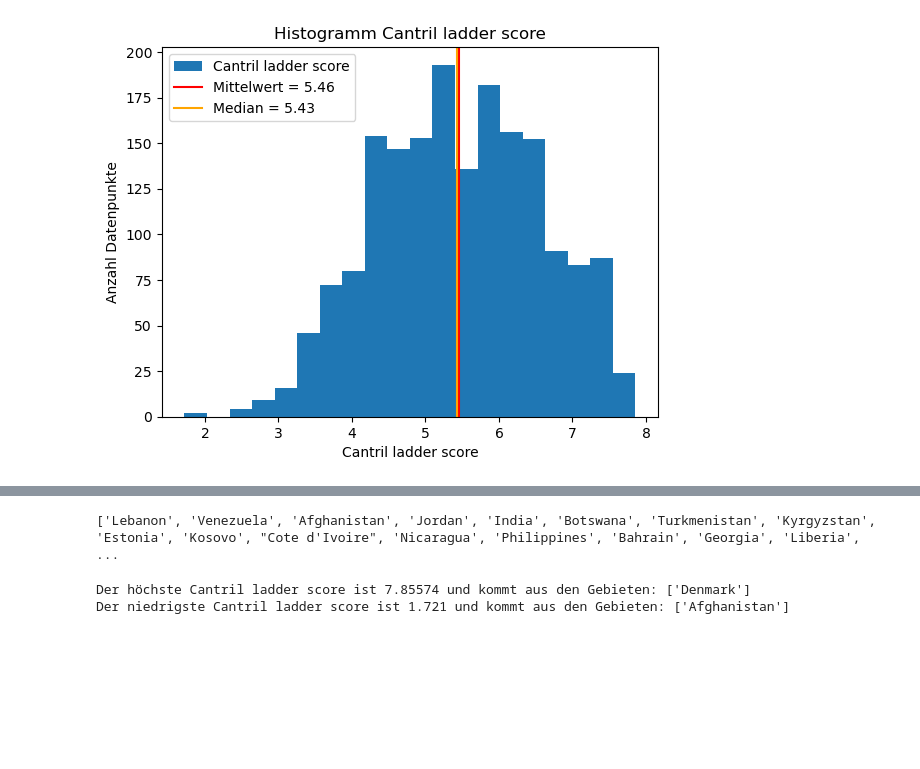
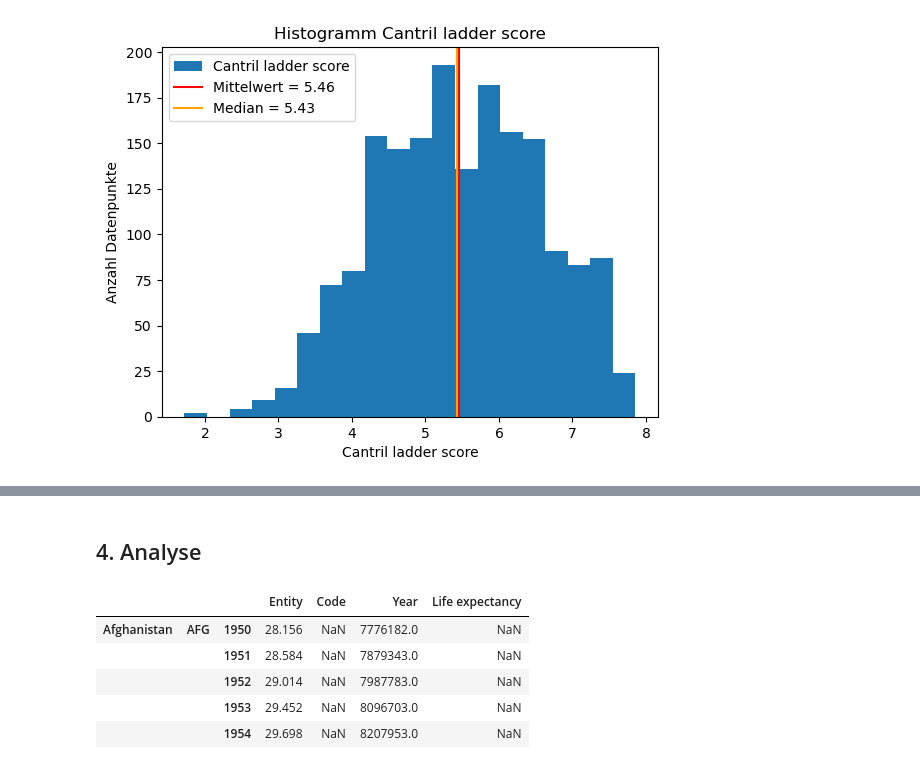
Before and after one commit to Elena-avk/elena, a Jupyter notebook: LN_Python_Elena_Yasemin.ipynb, the cells around one changed output, grey strips where cells are left out. Cells and saved outputs as stored; diff of their text form; code cells hidden in the pictures; blank space fills up the shorter version.

```diff
--- a/LN_Python_Elena_Yasemin.ipynb
+++ b/LN_Python_Elena_Yasemin.ipynb
@@ -286,17 +264,2 @@ diffs[diff_sel].plot(kind='barh', title='Grösste und kleinste Differenzen des C
-# %%
-Gebiets_liste = diffs[diff_sel].index.tolist()
-print(Gebiets_liste)
-# %% [output]
-['Lebanon', 'Venezuela', 'Afghanistan', 'Jordan', 'India', 'Botswana', 'Turkmenistan', 'Kyrgyzstan', 'Estonia', 'Kosovo', "Cote d'Ivoire", 'Nicaragua', 'Philippines', 'Bahrain', 'Georgia', 'Liberia',  ...
-# %%
-max_score = df['Cantril ladder score'].max()
-min_score = df['Cantril ladder score'].min()
-max_score_gebiet = df[df['Cantril ladder score'] == max_score]['Gebiet']
-min_score_gebiet = df[df['Cantril ladder score'] == min_score]['Gebiet']
-
-
-print(f"Der höchste Cantril ladder score ist {max_score} und kommt aus den Gebieten: {max_score_gebiet.tolist()}")
-print(f"Der niedrigste Cantril ladder score ist {min_score} und kommt aus den Gebieten: {min_score_gebiet.tolist()}")
-# %% [output]
-Der höchste Cantril ladder score ist 7.85574 und kommt aus den Gebieten: ['Denmark']
-Der niedrigste Cantril ladder score ist 1.721 und kommt aus den Gebieten: ['Afghanistan']
+# %% [markdown]
+## 4. Analyse ##
@@ -302,0 +270,12 @@ Der niedrigste Cantril ladder score ist 1.721 und kommt aus den Gebieten: ['Afgh
+# %%
+import pandas as pd
+df = pd.read_csv('life-satisfaction-vs-life-expectancy.csv', skiprows=1,
+                 names=['Entity','Code','Year','Life expectancy'])
+df.head()
+# %% [output]
+|  |  |  | Entity | Code | Year | Life expectancy |
+| Afghanistan | AFG | 1950 | 28.156 | NaN | 7776182.0 | NaN |
+|  |  | 1951 | 28.584 | NaN | 7879343.0 | NaN |
+|  |  | 1952 | 29.014 | NaN | 7987783.0 | NaN |
+|  |  | 1953 | 29.452 | NaN | 8096703.0 | NaN |
+|  |  | 1954 | 29.698 | NaN | 8207953.0 | NaN |
```
Also changed, not shown: parts of 14 cells of this notebook.
